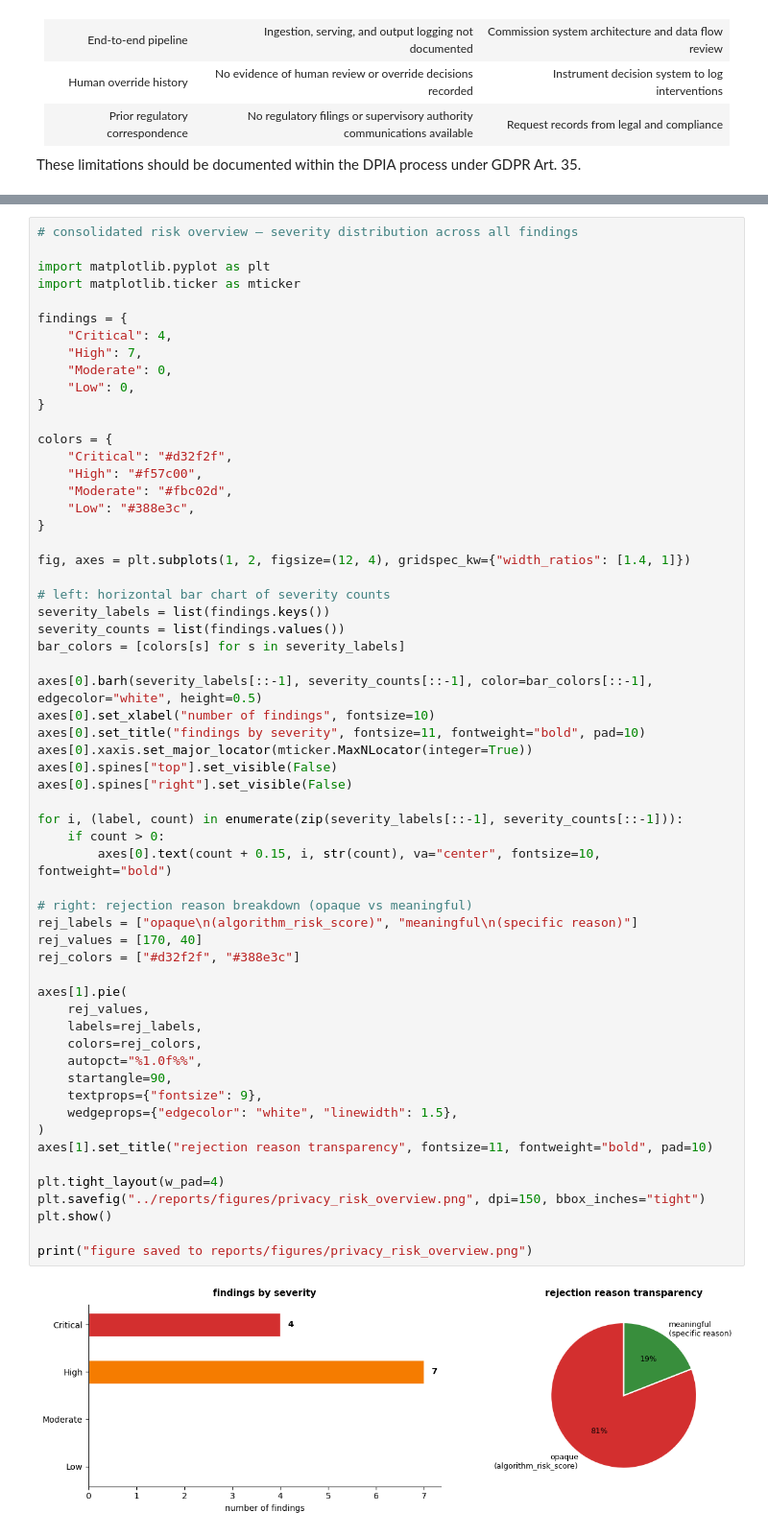
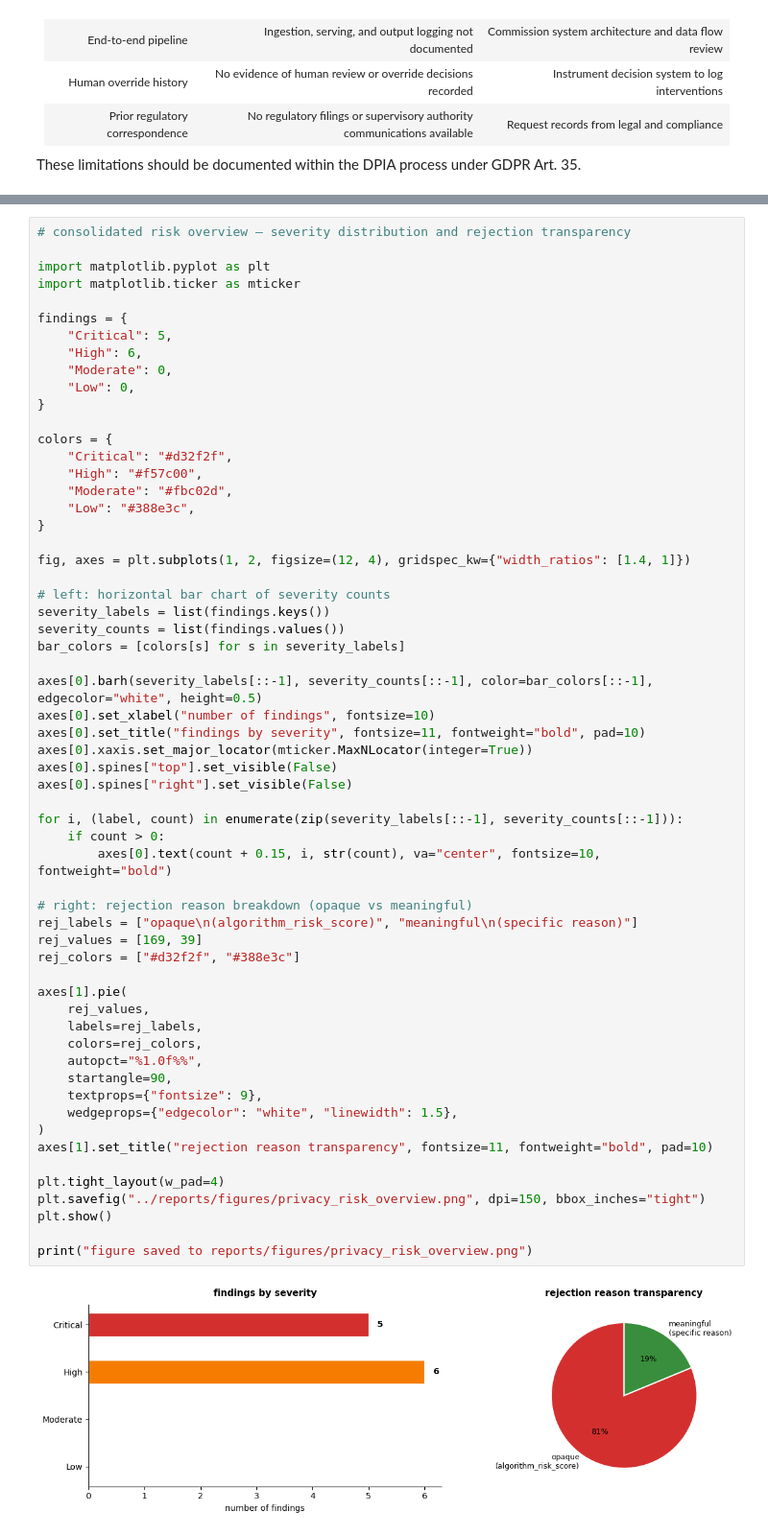
Before and after one commit to mchlkan/dego-2606-group3, a Jupyter notebook: notebooks/03-privacy-demo.ipynb, the cells around one changed output, grey strips where cells are left out. Shown at 96% size. Cells and saved outputs as stored; diff of their text form.

Commit message:
fix: fixed loan purpose = medical numbers in findings sections

```diff
--- a/notebooks/03-privacy-demo.ipynb
+++ b/notebooks/03-privacy-demo.ipynb
@@ -1128,12 +1125,12 @@ Remediation feasibility is high. The 15 actions in Section 12 are technically im
 # %%
-# consolidated risk overview — severity distribution across all findings
+# consolidated risk overview — severity distribution and rejection transparency
 
 import matplotlib.pyplot as plt
 import matplotlib.ticker as mticker
 
 findings = {
-    "Critical": 4,
-    "High": 7,
+    "Critical": 5,
+    "High": 6,
     "Moderate": 0,
     "Low": 0,
 }
@@ -1157,33 +1154,33 @@ axes[0].set_xlabel("number of findings", fontsize=10)
 axes[0].set_title("findings by severity", fontsize=11, fontweight="bold", pad=10)
 axes[0].xaxis.set_major_locator(mticker.MaxNLocator(integer=True))
 axes[0].spines["top"].set_visible(False)
 axes[0].spines["right"].set_visible(False)
 
 for i, (label, count) in enumerate(zip(severity_labels[::-1], severity_counts[::-1])):
     if count > 0:
         axes[0].text(count + 0.15, i, str(count), va="center", fontsize=10, fontweight="bold")
 
 # right: rejection reason breakdown (opaque vs meaningful)
 rej_labels = ["opaque\n(algorithm_risk_score)", "meaningful\n(specific reason)"]
-rej_values = [170, 40]
+rej_values = [169, 39]
 rej_colors = ["#d32f2f", "#388e3c"]
 
 axes[1].pie(
     rej_values,
     labels=rej_labels,
     colors=rej_colors,
     autopct="%1.0f%%",
     startangle=90,
     textprops={"fontsize": 9},
     wedgeprops={"edgecolor": "white", "linewidth": 1.5},
 )
 axes[1].set_title("rejection reason transparency", fontsize=11, fontweight="bold", pad=10)
 
 plt.tight_layout(w_pad=4)
 plt.savefig("../reports/figures/privacy_risk_overview.png", dpi=150, bbox_inches="tight")
 plt.show()
 
 print("figure saved to reports/figures/privacy_risk_overview.png")
 # %% [output]
-[figure, old version]
+[figure, new version]
 figure saved to reports/figures/privacy_risk_overview.png
```
Also changed, not shown: parts of 4 cells of this notebook.
